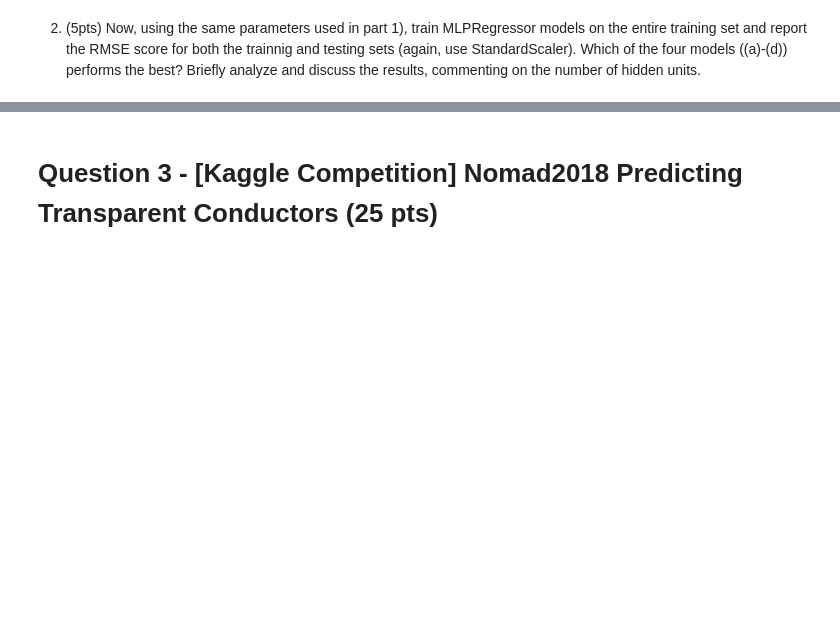
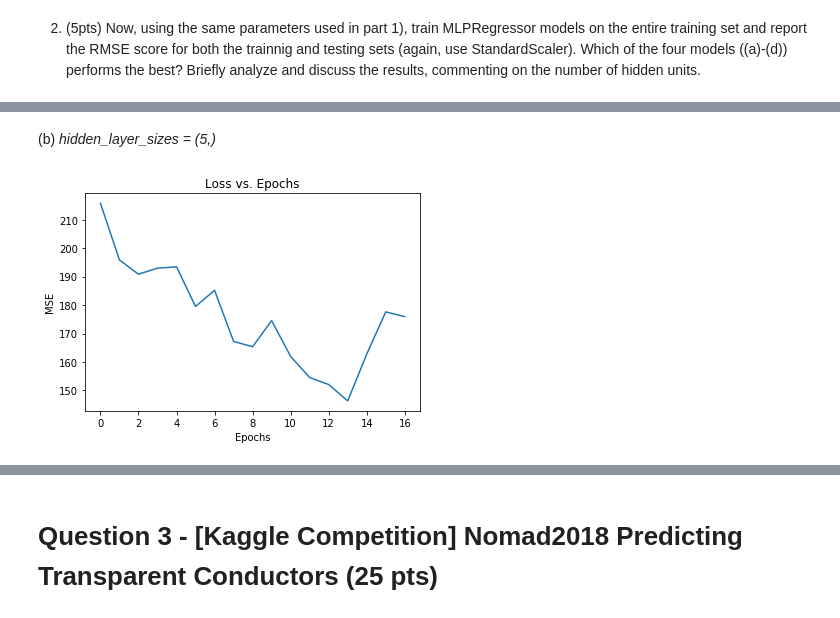
Before and after one commit to jsigee87/data_science_principles, a Jupyter notebook: hw3/HW3.ipynb, the cells around one changed output, grey strips where cells are left out. Drawn from its saved outputs; the diff is of its cells as text; code cells hidden in the pictures; blank space fills up the shorter version.

```diff
--- a/hw3/HW3.ipynb
+++ b/hw3/HW3.ipynb
@@ -619,0 +759,23 @@ KeyError: '[ 36240  36241  36242 ... 181197 181198 181199] not in index'
+# %% [markdown]
+   (b) *hidden_layer_sizes = (5,)*
+# %%
+net = MLPRegressor(hidden_layer_sizes=(5,),
+                       activation = 'tanh',
+                       solver = 'sgd',
+                       learning_rate='constant',
+                       random_state=42,
+                       batch_size=30,
+                       learning_rate_init = 0.005)
+
+net.fit(X_train_s, y_train)
+
+loss = np.sqrt(net.loss_curve_)
+epochs = range(len(loss))
+
+plt.plot(epochs, loss)
+plt.title("Loss vs. Epochs")
+plt.xlabel("Epochs")
+plt.ylabel("MSE")
+plt.show()
+# %% [output]
+[figure, added]
```
Also changed, not shown: parts of 23 cells of this notebook.
